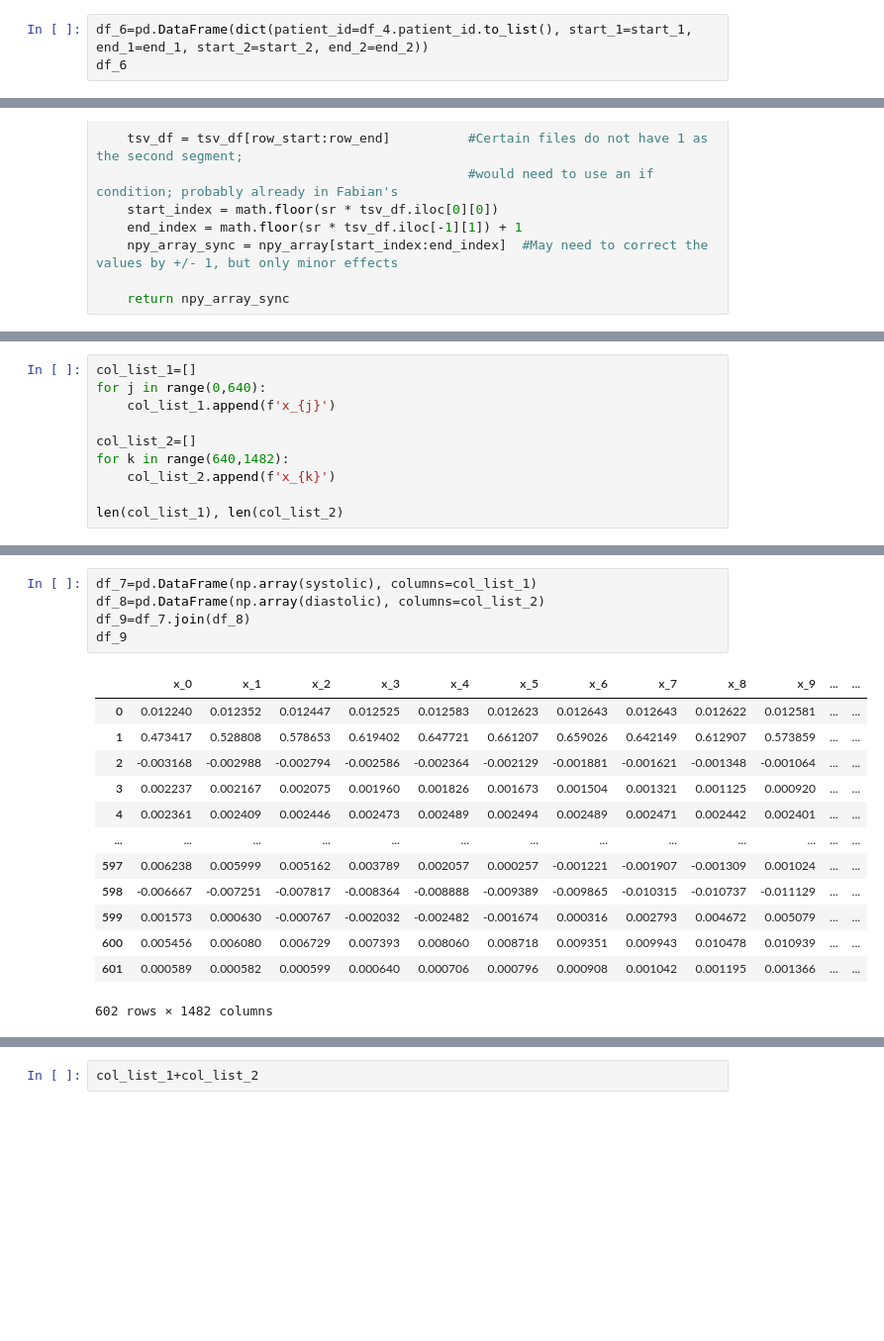
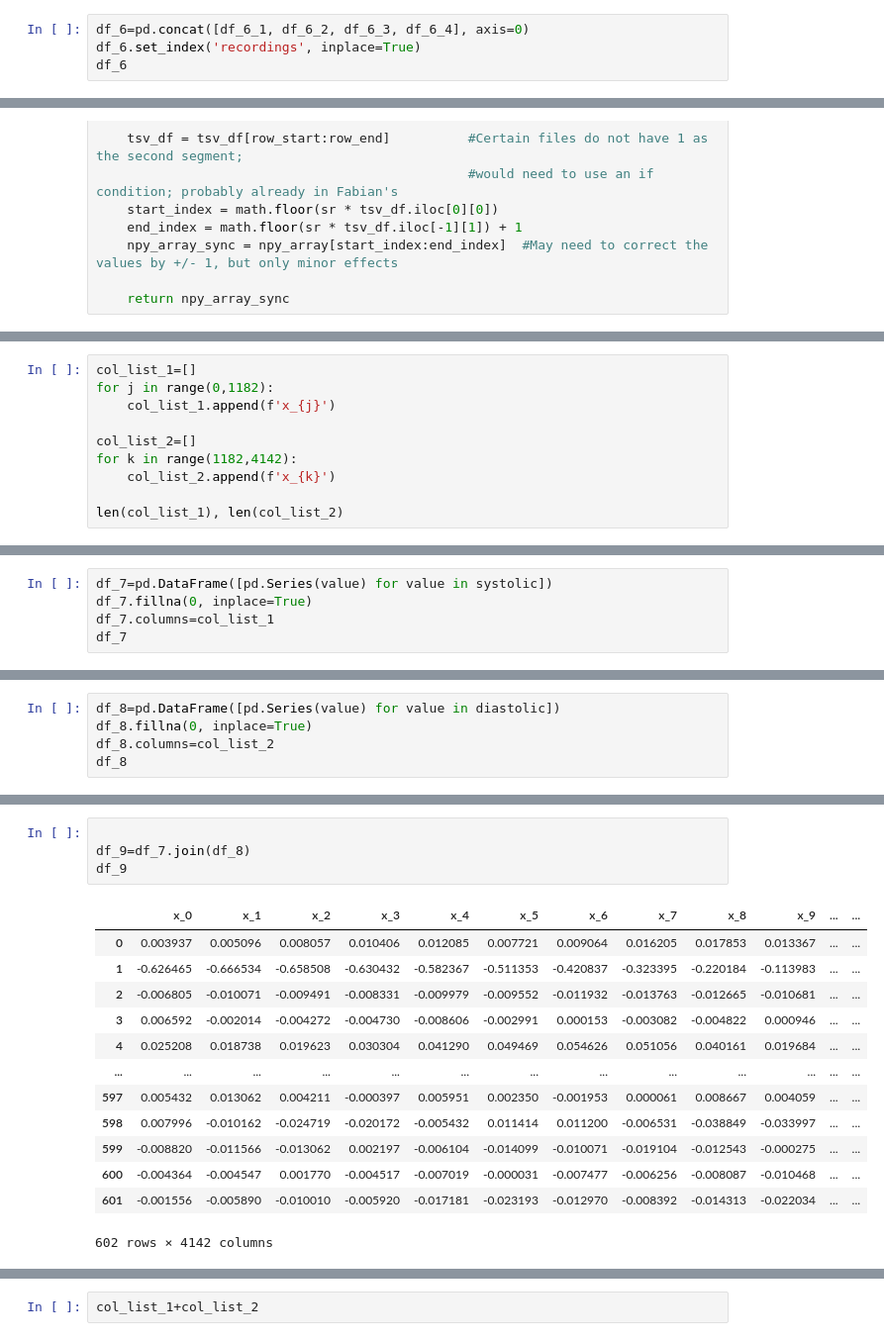
Before and after one commit to fablaw/circor, a Jupyter notebook: notebook/ML_model_2.ipynb, the cells around one changed output, grey strips where cells are left out. Shown: that part at 99% size. Cells and saved outputs as stored; diff of their text form; blank space fills up the shorter version.

Commit message:
corrected dataframe

```diff
--- a/notebook/ML_model_2.ipynb
+++ b/notebook/ML_model_2.ipynb
@@ -200,4 +407,5 @@ len(start_1), len(end_1), len(start_2), len(end_2)
 # %%
-df_6=pd.DataFrame(dict(patient_id=df_4.patient_id.to_list(), start_1=start_1, end_1=end_1, start_2=start_2, end_2=end_2))
+df_6=pd.concat([df_6_1, df_6_2, df_6_3, df_6_4], axis=0)
+df_6.set_index('recordings', inplace=True)
 df_6
 # %% [output]
@@ -327,10 +567,10 @@ np.array(systolic).shape, np.array(diastolic).shape
 # %%
 col_list_1=[]
-for j in range(0,640):
+for j in range(0,1182):
     col_list_1.append(f'x_{j}')
 
 col_list_2=[]
-for k in range(640,1482):
+for k in range(1182,4142):
     col_list_2.append(f'x_{k}')
 
 len(col_list_1), len(col_list_2)
@@ -338,0 +583,5 @@ len(col_list_1), len(col_list_2)
+# %%
+df_7=pd.DataFrame([pd.Series(value) for value in systolic])
+df_7.fillna(0, inplace=True)
+df_7.columns=col_list_1
+df_7
@@ -338,0 +602,5 @@ len(col_list_1), len(col_list_2)
+# %%
+df_8=pd.DataFrame([pd.Series(value) for value in diastolic])
+df_8.fillna(0, inplace=True)
+df_8.columns=col_list_2
+df_8
@@ -339,22 +621,21 @@ len(col_list_1), len(col_list_2)
 # %%
-df_7=pd.DataFrame(np.array(systolic), columns=col_list_1)
-df_8=pd.DataFrame(np.array(diastolic), columns=col_list_2)
+
 df_9=df_7.join(df_8)
 df_9
 # %% [output]
 |  | x_0 | x_1 | x_2 | x_3 | x_4 | x_5 | x_6 | x_7 | x_8 | x_9 | ... | ... |
-| 0 | 0.012240 | 0.012352 | 0.012447 | 0.012525 | 0.012583 | 0.012623 | 0.012643 | 0.012643 | 0.012622 | 0.012581 | ... | ... |
-| 1 | 0.473417 | 0.528808 | 0.578653 | 0.619402 | 0.647721 | 0.661207 | 0.659026 | 0.642149 | 0.612907 | 0.573859 | ... | ... |
-| 2 | -0.003168 | -0.002988 | -0.002794 | -0.002586 | -0.002364 | -0.002129 | -0.001881 | -0.001621 | -0.001348 | -0.001064 | ... | ... |
-| 3 | 0.002237 | 0.002167 | 0.002075 | 0.001960 | 0.001826 | 0.001673 | 0.001504 | 0.001321 | 0.001125 | 0.000920 | ... | ... |
-| 4 | 0.002361 | 0.002409 | 0.002446 | 0.002473 | 0.002489 | 0.002494 | 0.002489 | 0.002471 | 0.002442 | 0.002401 | ... | ... |
+| 0 | 0.003937 | 0.005096 | 0.008057 | 0.010406 | 0.012085 | 0.007721 | 0.009064 | 0.016205 | 0.017853 | 0.013367 | ... | ... |
+| 1 | -0.626465 | -0.666534 | -0.658508 | -0.630432 | -0.582367 | -0.511353 | -0.420837 | -0.323395 | -0.220184 | -0.113983 | ... | ... |
+| 2 | -0.006805 | -0.010071 | -0.009491 | -0.008331 | -0.009979 | -0.009552 | -0.011932 | -0.013763 | -0.012665 | -0.010681 | ... | ... |
+| 3 | 0.006592 | -0.002014 | -0.004272 | -0.004730 | -0.008606 | -0.002991 | 0.000153 | -0.003082 | -0.004822 | 0.000946 | ... | ... |
+| 4 | 0.025208 | 0.018738 | 0.019623 | 0.030304 | 0.041290 | 0.049469 | 0.054626 | 0.051056 | 0.040161 | 0.019684 | ... | ... |
 | ... | ... | ... | ... | ... | ... | ... | ... | ... | ... | ... | ... | ... |
-| 597 | 0.006238 | 0.005999 | 0.005162 | 0.003789 | 0.002057 | 0.000257 | -0.001221 | -0.001907 | -0.001309 | 0.001024 | ... | ... |
-| 598 | -0.006667 | -0.007251 | -0.007817 | -0.008364 | -0.008888 | -0.009389 | -0.009865 | -0.010315 | -0.010737 | -0.011129 | ... | ... |
-| 599 | 0.001573 | 0.000630 | -0.000767 | -0.002032 | -0.002482 | -0.001674 | 0.000316 | 0.002793 | 0.004672 | 0.005079 | ... | ... |
-| 600 | 0.005456 | 0.006080 | 0.006729 | 0.007393 | 0.008060 | 0.008718 | 0.009351 | 0.009943 | 0.010478 | 0.010939 | ... | ... |
-| 601 | 0.000589 | 0.000582 | 0.000599 | 0.000640 | 0.000706 | 0.000796 | 0.000908 | 0.001042 | 0.001195 | 0.001366 | ... | ... |
+| 597 | 0.005432 | 0.013062 | 0.004211 | -0.000397 | 0.005951 | 0.002350 | -0.001953 | 0.000061 | 0.008667 | 0.004059 | ... | ... |
+| 598 | 0.007996 | -0.010162 | -0.024719 | -0.020172 | -0.005432 | 0.011414 | 0.011200 | -0.006531 | -0.038849 | -0.033997 | ... | ... |
+| 599 | -0.008820 | -0.011566 | -0.013062 | 0.002197 | -0.006104 | -0.014099 | -0.010071 | -0.019104 | -0.012543 | -0.000275 | ... | ... |
+| 600 | -0.004364 | -0.004547 | 0.001770 | -0.004517 | -0.007019 | -0.000031 | -0.007477 | -0.006256 | -0.008087 | -0.010468 | ... | ... |
+| 601 | -0.001556 | -0.005890 | -0.010010 | -0.005920 | -0.017181 | -0.023193 | -0.012970 | -0.008392 | -0.014313 | -0.022034 | ... | ... |
-602 rows × 1482 columns
+602 rows × 4142 columns
 # %%
 df_10=df_9.join(df_4)
 df_10
```
Also changed, not shown: parts of 40 cells of this notebook.
